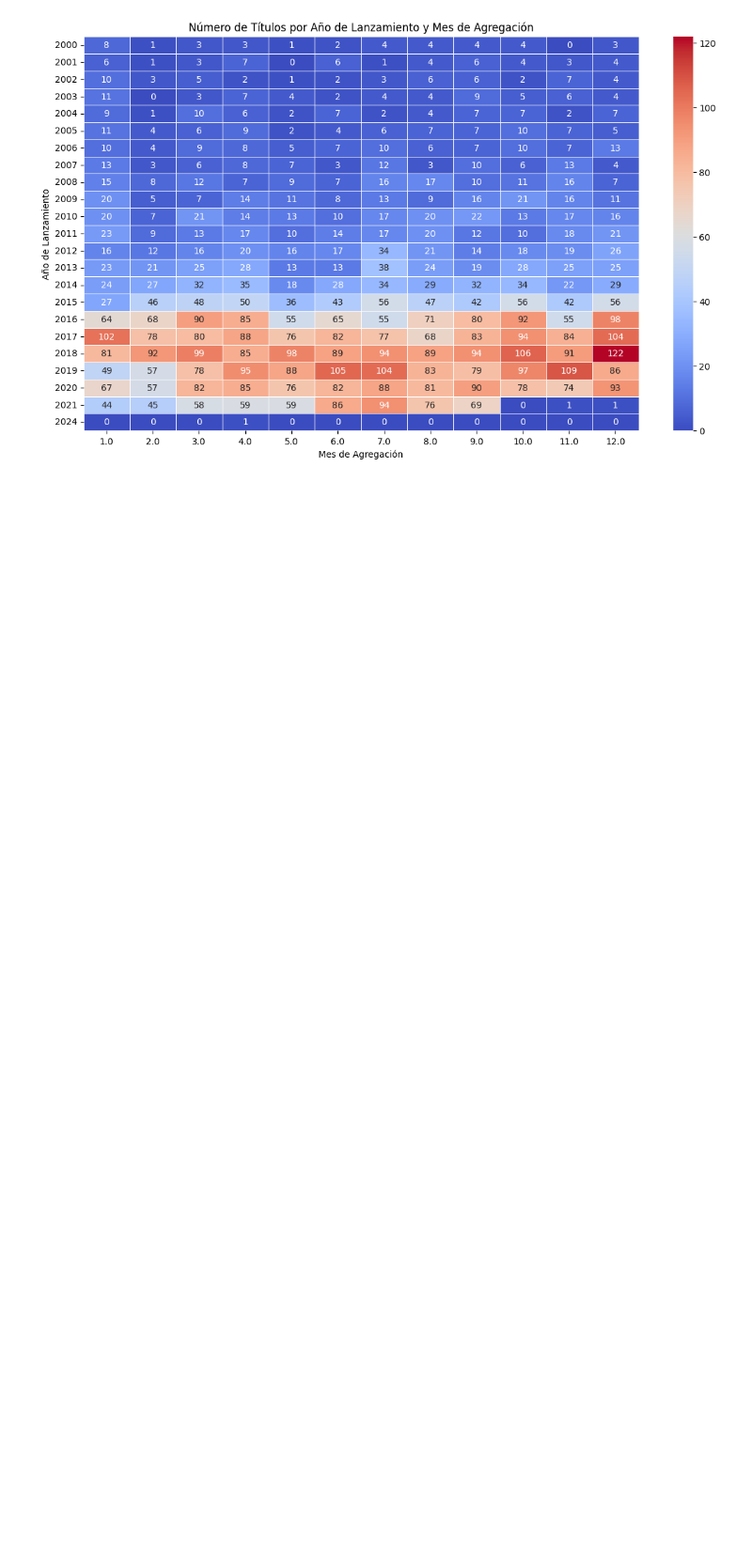
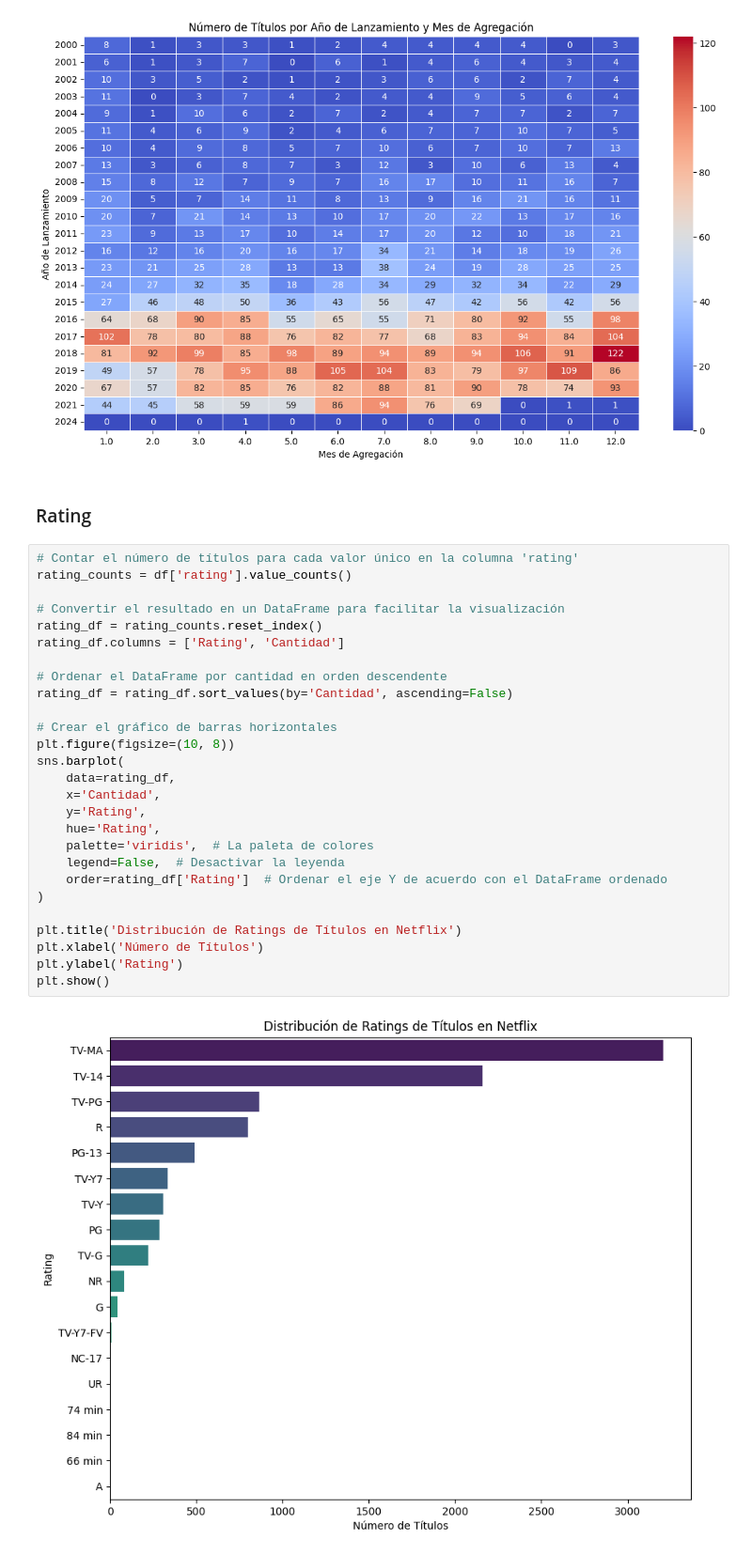
Before and after one commit to leandroabritez/Netflix-Movies-and-TV-Shows, a Jupyter notebook: 3.Análisis.ipynb, the cells around one changed output. Shown at 94% size. Drawn from its saved outputs; the diff is of its cells as text; blank space fills up the shorter version.

```diff
--- a/3.Análisis.ipynb
+++ b/3.Análisis.ipynb
@@ -252,3 +271,34 @@ plt.ylabel('Año de Lanzamiento')
 plt.show()
 # %% [output]
 [figure]
+# %% [markdown]
+### Rating
+# %%
+# Contar el número de títulos para cada valor único en la columna 'rating'
+rating_counts = df['rating'].value_counts()
+
+# Convertir el resultado en un DataFrame para facilitar la visualización
+rating_df = rating_counts.reset_index()
+rating_df.columns = ['Rating', 'Cantidad']
+
+# Ordenar el DataFrame por cantidad en orden descendente
+rating_df = rating_df.sort_values(by='Cantidad', ascending=False)
+
+# Crear el gráfico de barras horizontales
+plt.figure(figsize=(10, 8))
+sns.barplot(
+    data=rating_df,
+    x='Cantidad',
+    y='Rating',
+    hue='Rating',
+    palette='viridis',  # La paleta de colores
+    legend=False,  # Desactivar la leyenda
+    order=rating_df['Rating']  # Ordenar el eje Y de acuerdo con el DataFrame ordenado
+)
+
+plt.title('Distribución de Ratings de Títulos en Netflix')
+plt.xlabel('Número de Títulos')
+plt.ylabel('Rating')
+plt.show()
+# %% [output]
+[figure, added]
```
Also changed, not shown: parts of 21 cells of this notebook, 4 other files.
